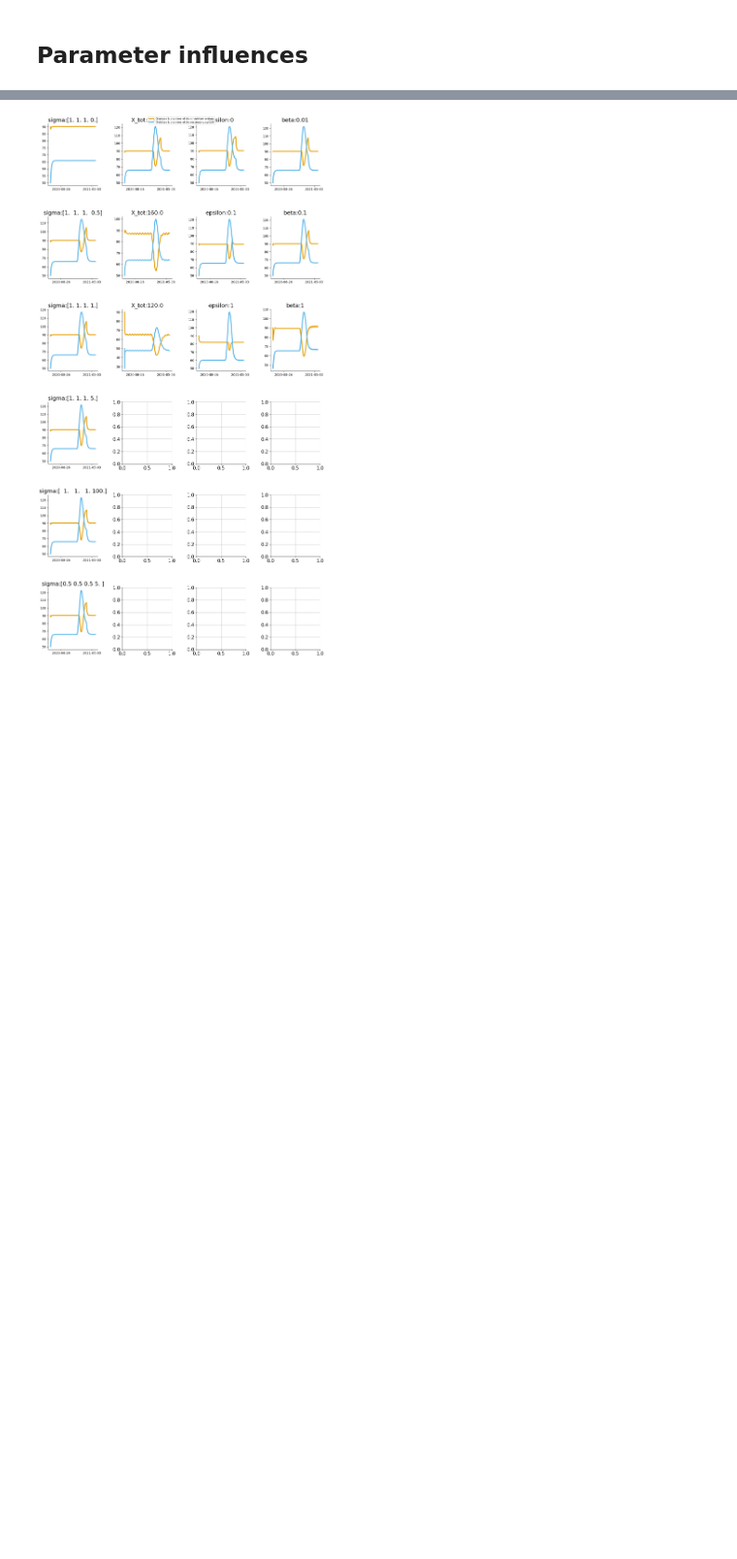
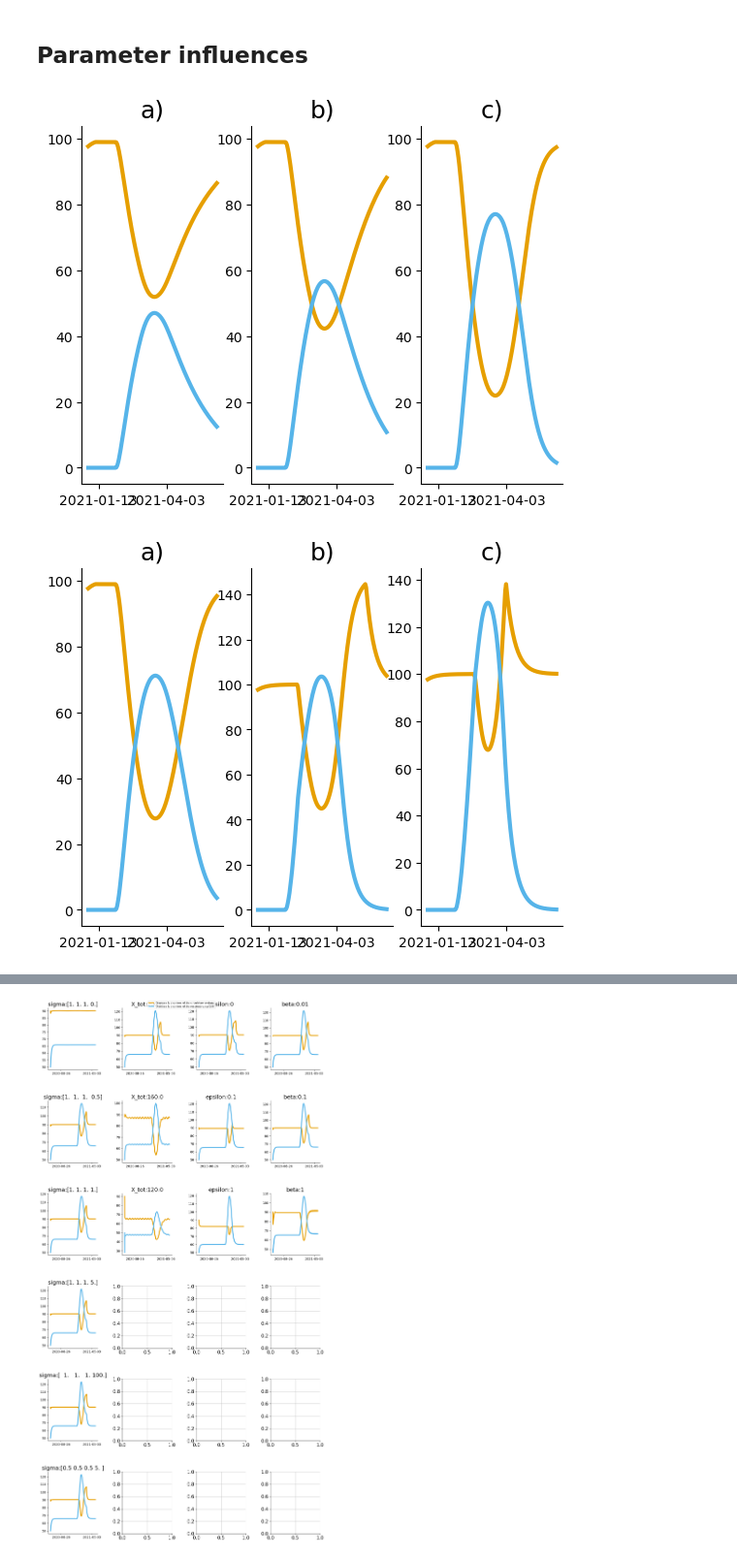
Before and after one commit to woldmuyn/COVID19-Model, a Jupyter notebook: notebooks/scratch/woldmuyn_postponed_healthcare_Queue.ipynb, the cells around one changed output, grey strips where cells are left out. Shown at 97% size. Saved outputs shown, nothing was run; the diff lists cells and outputs as text; code cells hidden in the pictures; blank space fills up the shorter version.

Commit message:
parameter influences

```diff
--- a/notebooks/scratch/woldmuyn_postponed_healthcare_Queue.ipynb
+++ b/notebooks/scratch/woldmuyn_postponed_healthcare_Queue.ipynb
@@ -115,8 +117,6 @@ def daily_hospitalizations_func(t, states, param,MDC):
     return daily_hospitalizations
 # %%
 def hypothetical_covid_peak(t, states, param,MDC,start_peak,end_peak,peak_amplitude):
-    start_peak = pd.to_datetime(start_peak)
-    end_peak = pd.to_datetime(end_peak)
     l_days = end_peak-start_peak
     l = l_days/pd.Timedelta(days=1)
 
@@ -265,0 +276,11 @@ plt.show()
+# %%
+start_sim = pd.to_datetime('2020-12-01')
+end_sim = pd.to_datetime('2021-06-01')
+
+plot_start_date = pd.to_datetime('2021-01-01')
+plot_end_date = pd.to_datetime('2021-06-01')
+plot_time = pd.date_range(plot_start_date,plot_end_date)
+
+start_peak = pd.to_datetime('2021-02-01')
+end_peak = pd.to_datetime('2021-04-01')
+peak_amplitude = 20
@@ -265,0 +310,33 @@ plt.show()
+# %%
+sigma_covid_choices = [0.5,1,5]
+sigma_choices = []
+for sigma_covid in sigma_covid_choices:
+    sigma_choices.append(np.where(MDC=='covid',sigma_covid,1))
+
+X_tot_choices = [100, 150, 200]
+
+epsilon_choices = [0,0.1,1]
+epsilon_choices = np.tile(epsilon_choices,(len(MDC),1)).transpose()
+
+beta_choices = [0.01,0.1,1]
+beta_choices = np.tile(beta_choices,(len(MDC),1)).transpose()
+
+parameters = {'sigma':sigma_choices,'X_tot':X_tot_choices,'epsilon':epsilon_choices,'beta':beta_choices}
+# %%
+for parameter_name,parameter_choices in parameters.items():
+    fig, axs = plt.subplots(1,3)
+    for i,parameter_value in enumerate(parameter_choices):
+        model.parameters.update({parameter_name:parameter_value})
+        out = model.sim([start_sim,end_sim])
+        for disease in MDC:
+            out_plot = out.sel(MDC=disease,date=plot_time)['H']
+            axs[i].plot(plot_time,out_plot, label=MDC_dict[disease])
+            axs[i].set_title(f'{string.ascii_lowercase[i]})')
+            axs[i].xaxis.set_major_locator(plt.MaxNLocator(2))
+            axs[i].grid(False)
+            axs[i].tick_params(axis='both', which='major', labelsize=10)
+            axs[i].tick_params(axis='both', which='minor', labelsize=8)
+    model.parameters.update({parameter_name:globals()[parameter_name]})
+# %% [output]
+[figure, added]
+[figure, added]
```
Also changed, not shown: parts of 5 cells of this notebook.
